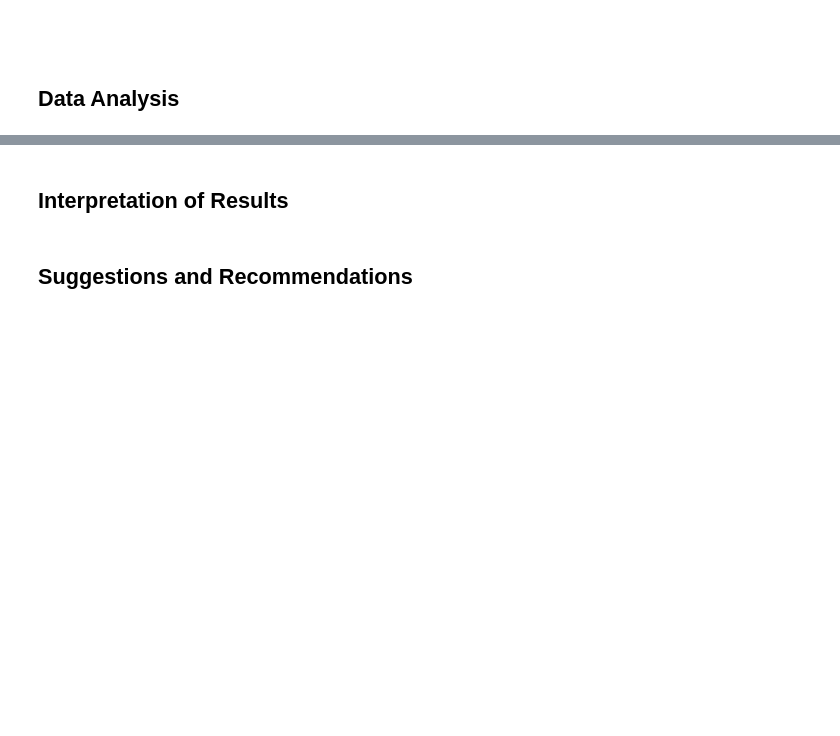
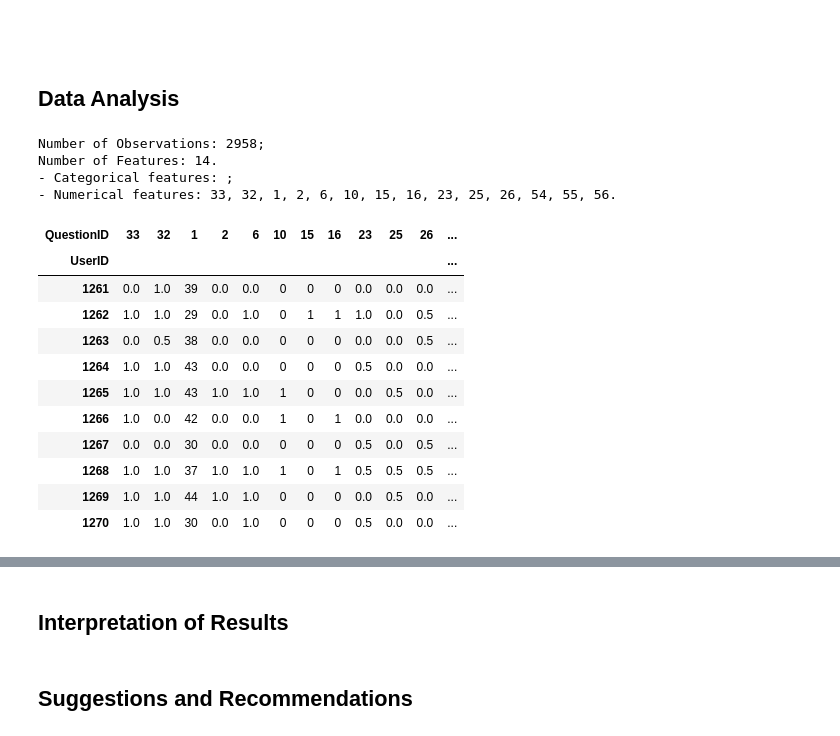
Before and after one commit to 2HO4/MentalHealth, a Jupyter notebook: DataAnalysis_MentalHealth.ipynb, the cells around one changed output, grey strips where cells are left out. Saved outputs shown, nothing was run; the diff lists cells and outputs as text; code cells hidden in the pictures; blank space fills up the shorter version.

```diff
--- a/DataAnalysis_MentalHealth.ipynb
+++ b/DataAnalysis_MentalHealth.ipynb
@@ -1070,3 +1017,24 @@ d.corr()
 #####
 # %% [markdown]
 ## Data Analysis
+# %%
+Data_model = pd.concat([Data[year][[33, 32, 1, 2, 6, 10, 15, 16, 23, 25, 26, 54, 55, 56]] for year in years[1:]])
+Data_model.update_cols()
+Data_model.recap()
+# %% [output]
+Number of Observations: 2958;
+Number of Features: 14.
+- Categorical features: ;
+- Numerical features: 33, 32, 1, 2, 6, 10, 15, 16, 23, 25, 26, 54, 55, 56.
+| QuestionID | 33 | 32 | 1 | 2 | 6 | 10 | 15 | 16 | 23 | 25 | 26 | ... |
+| UserID |  |  |  |  |  |  |  |  |  |  |  | ... |
+| 1261 | 0.0 | 1.0 | 39 | 0.0 | 0.0 | 0 | 0 | 0 | 0.0 | 0.0 | 0.0 | ... |
+| 1262 | 1.0 | 1.0 | 29 | 0.0 | 1.0 | 0 | 1 | 1 | 1.0 | 0.0 | 0.5 | ... |
+| 1263 | 0.0 | 0.5 | 38 | 0.0 | 0.0 | 0 | 0 | 0 | 0.0 | 0.0 | 0.5 | ... |
+| 1264 | 1.0 | 1.0 | 43 | 0.0 | 0.0 | 0 | 0 | 0 | 0.5 | 0.0 | 0.0 | ... |
+| 1265 | 1.0 | 1.0 | 43 | 1.0 | 1.0 | 1 | 0 | 0 | 0.0 | 0.5 | 0.0 | ... |
+| 1266 | 1.0 | 0.0 | 42 | 0.0 | 0.0 | 1 | 0 | 1 | 0.0 | 0.0 | 0.0 | ... |
+| 1267 | 0.0 | 0.0 | 30 | 0.0 | 0.0 | 0 | 0 | 0 | 0.5 | 0.0 | 0.5 | ... |
+| 1268 | 1.0 | 1.0 | 37 | 1.0 | 1.0 | 1 | 0 | 1 | 0.5 | 0.5 | 0.5 | ... |
+| 1269 | 1.0 | 1.0 | 44 | 1.0 | 1.0 | 0 | 0 | 0 | 0.0 | 0.5 | 0.0 | ... |
+| 1270 | 1.0 | 1.0 | 30 | 0.0 | 1.0 | 0 | 0 | 0 | 0.5 | 0.0 | 0.0 | ... |
```
Also changed, not shown: parts of 27 cells of this notebook, 3 other files.
